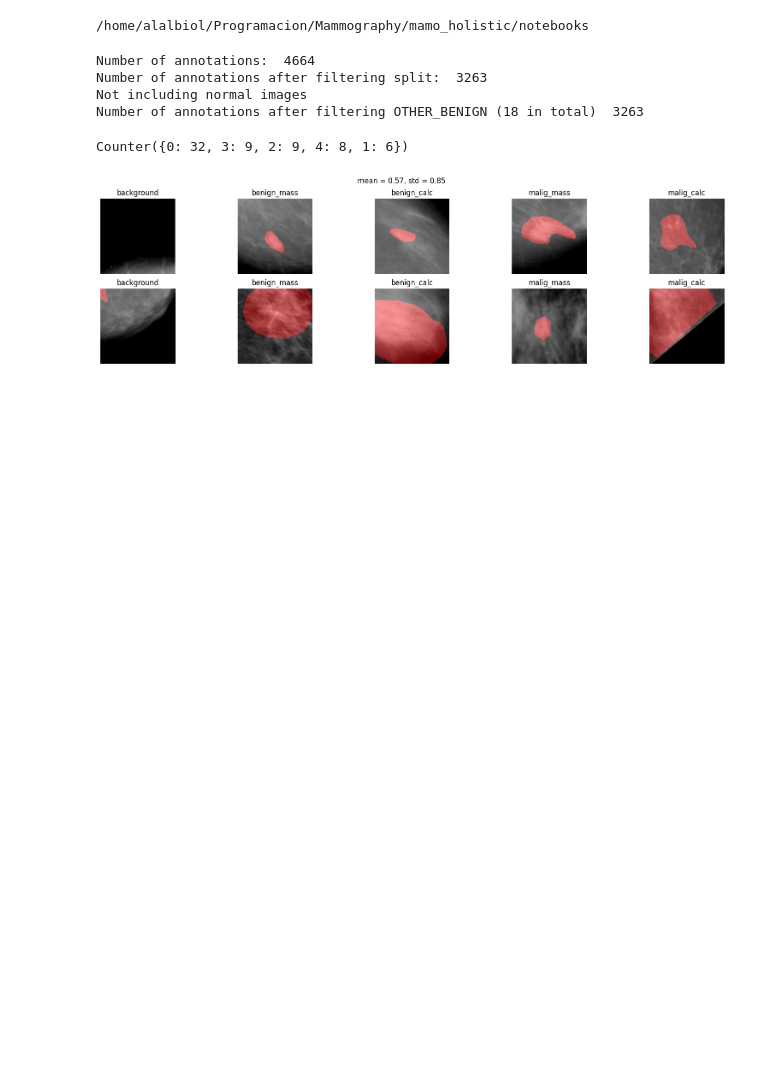
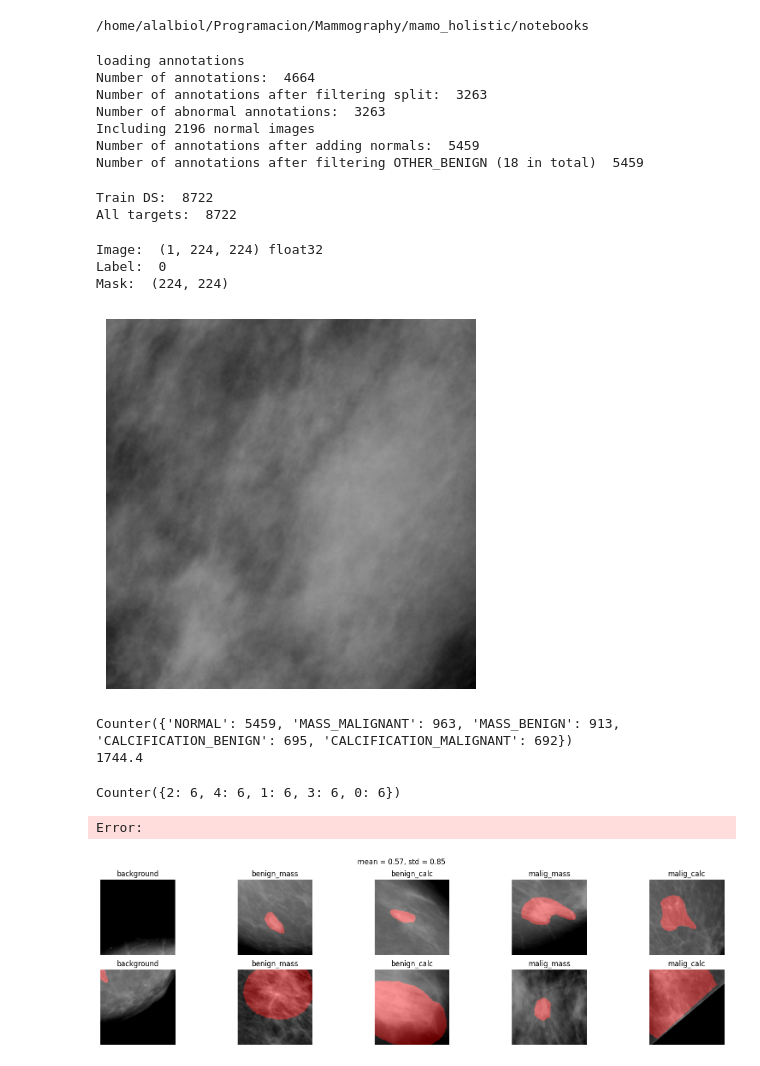
Before and after one commit to alalbiol/Mammography, a Jupyter notebook: mamo_holistic/notebooks/test_dataset.ipynb, the cells around one changed output. Cells and saved outputs as stored; diff of their text form; code cells hidden in the pictures; blank space fills up the shorter version.

Commit message:
balanced patch batches

```diff
--- a/mamo_holistic/notebooks/test_dataset.ipynb
+++ b/mamo_holistic/notebooks/test_dataset.ipynb
@@ -13,7 +13,7 @@ import numpy as np
 from utils.utils import show_mask_image
 import matplotlib.pyplot as plt
 
-from data.ddsm_dataset import get_train_dataloader
+from data.ddsm_dataset import get_train_dataloader, DDSM_Patch_Dataset
 
 split_csv = '../resources/ddsm/ddsm_nikulin_partitions/train_filenames.txt'
 
@@ -23,20 +23,56 @@ root_dir = '/home/alalbiol/Data/mamo/DDSM_png_16bit_1152x896'
 transform_generator = None
 patch_size = 224
 convert_to_rgb = False
-include_normals = False
+include_normals = True
 normalize_input = True
 # %% [output]
 /home/alalbiol/Programacion/Mammography/mamo_holistic/notebooks
 # %%
-train_dl = get_train_dataloader(split_csv, ddsm_annotations, root_dir, patch_size, batch_size=32,
+train_dl = get_train_dataloader(split_csv, ddsm_annotations, root_dir, patch_size, batch_size=30,
                         convert_to_rgb = convert_to_rgb, shuffle=True, num_workers=4, return_mask=True,
                         subset_size=None, include_normals=include_normals,
                         normalize_input = True)
+
+train_ds = train_dl.dataset
 # %% [output]
+loading annotations
 Number of annotations:  4664
 Number of annotations after filtering split:  3263
-Not including normal images
-Number of annotations after filtering OTHER_BENIGN (18 in total)  3263
+Number of abnormal annotations:  3263
+Including 2196 normal images
+Number of annotations after adding normals:  5459
+Number of annotations after filtering OTHER_BENIGN (18 in total)  5459
+# %%
+
+print("Train DS: ", len(train_ds))
+all_targets = train_ds.get_all_targets()
+
+print("All targets: ", len(all_targets))
+# %% [output]
+Train DS:  8722
+All targets:  8722
+# %%
+image, label, mask = train_ds[5450]
+print("Image: ", image.shape, image.dtype)
+print("Label: ", label)
+print("Mask: ", mask.shape)
+
+show_mask_image(image[0], mask)
+# %% [output]
+Image:  (1, 224, 224) float32
+Label:  0
+Mask:  (224, 224)
+[figure, added]
+# %%
+from collections import Counter
+
+all_targets = train_ds.get_all_targets()
+print(Counter(all_targets))
+
+print(len(train_ds)/5)
+# %% [output]
+Counter({'NORMAL': 5459, 'MASS_MALIGNANT': 963, 'MASS_BENIGN': 913, 'CALCIFICATION_BENIGN': 695, 'CALCIFICATION_MALIGNANT': 692})
+1744.4
 # %%
 # count instances per class
 from collections import Counter
@@ -44,7 +80,8 @@ from collections import Counter
 batch = next(iter(train_dl))
 Counter(batch[1].numpy())
 # %% [output]
-Counter({0: 32, 3: 9, 2: 9, 4: 8, 1: 6})
+Counter({2: 6, 4: 6, 1: 6, 3: 6, 0: 6})
+Error:
 # %%
 
 from utils.utils import show_mask_image
```
Also changed, not shown: 2 other files.
